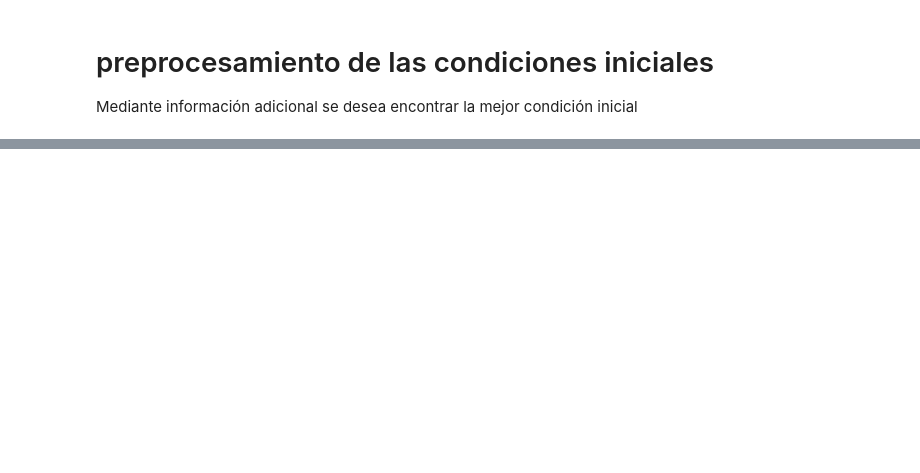
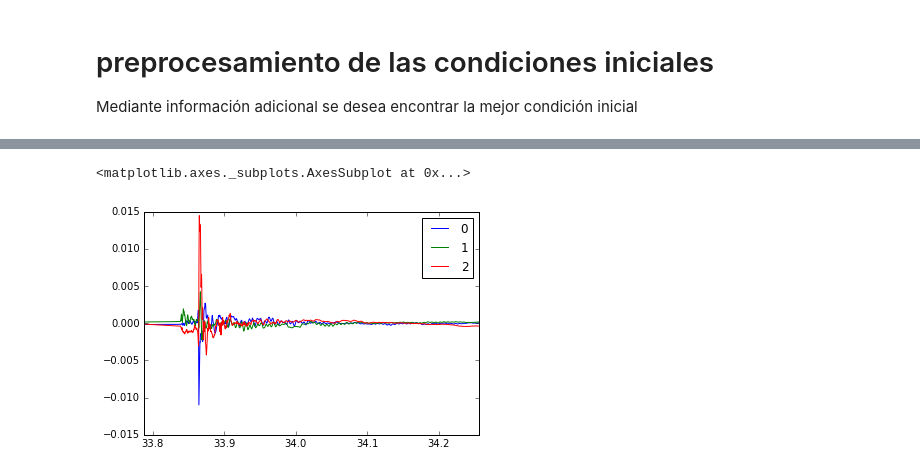
Before and after one commit to ljofre/memoria-de-titulo-icci, a Jupyter notebook: notebooks/Presentación .ipynb, the cells around one changed output, grey strips where cells are left out. Saved outputs shown, nothing was run; the diff lists cells and outputs as text; code cells hidden in the pictures; blank space fills up the shorter version.

```diff
--- a/notebooks/Presentación .ipynb
+++ b/notebooks/Presentación .ipynb
@@ -225,0 +239,6 @@ num[0,i]
+# %%
+import numpy as np
+(np.exp(e.seismograms[1].data) -1).plot()
+# %% [output]
+<matplotlib.axes._subplots.AxesSubplot at 0x...>
+[figure, added]
```
Also changed, not shown: parts of 28 cells of this notebook, 3 other files.
